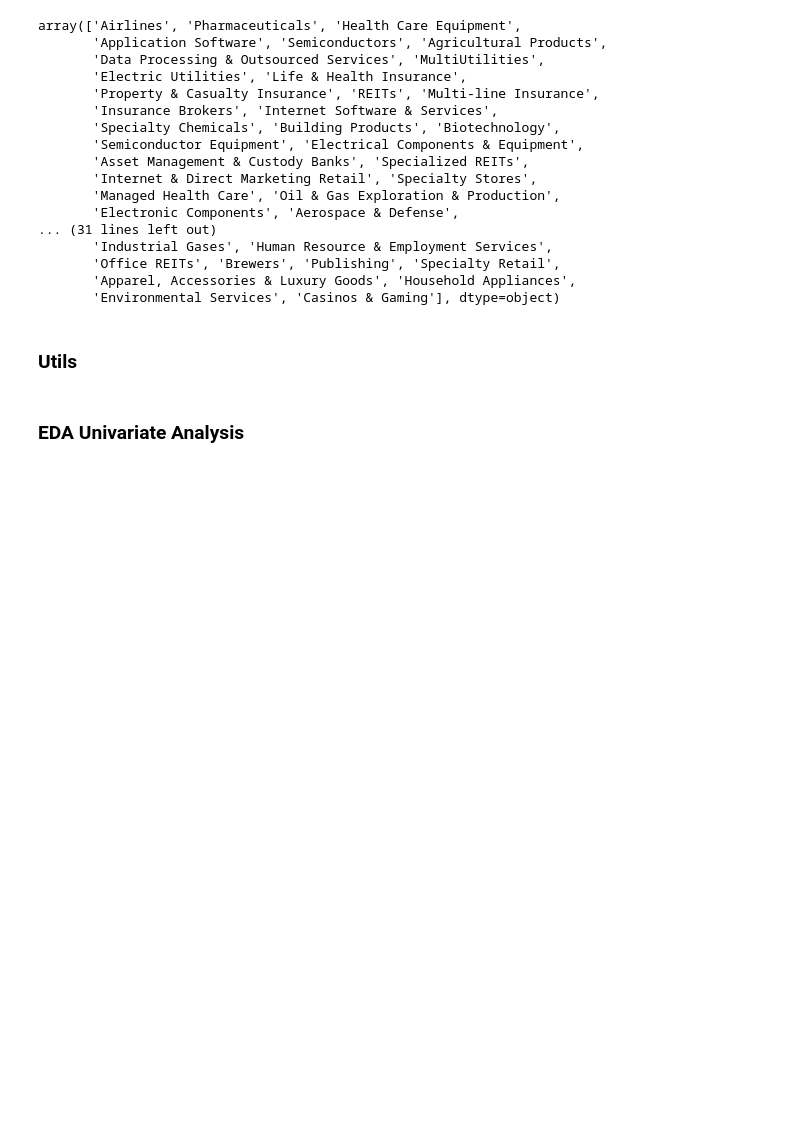
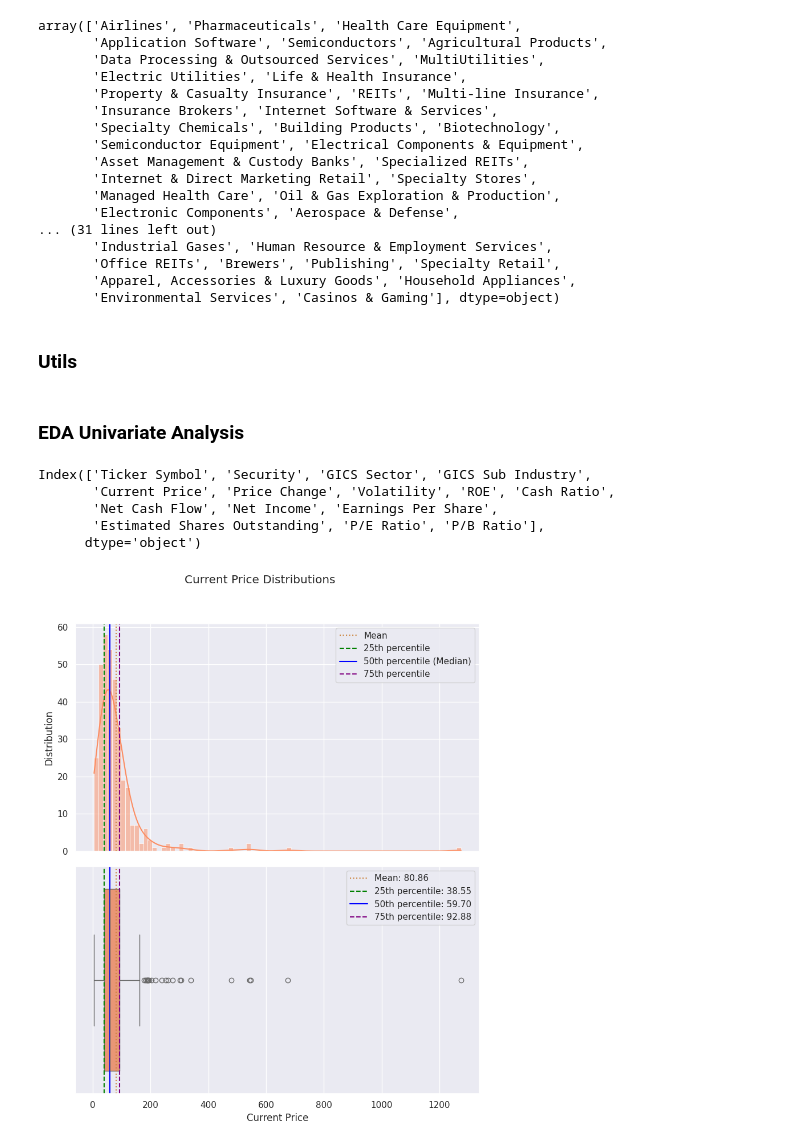
Before and after one commit to Rajesh2015/Trade-Ahead-Prediction, a Jupyter notebook: trade-ahead-solution.ipynb, the cells around one changed output. Drawn from its saved outputs; the diff is of its cells as text; code cells hidden in the pictures; blank space fills up the shorter version.

```diff
--- a/trade-ahead-solution.ipynb
+++ b/trade-ahead-solution.ipynb
@@ -451,7 +451,7 @@ def plot_histogram_and_boxplot(df, column, xlabel, ylabel, title):
     f, (hist, box) = plt.subplots(nrows=2, sharex=True, figsize=(8, 10))
 
     # Create the histogram with KDE
-    sns.histplot(data=df, x=column, ax=hist, kde=True, legend=True, color='lightcoral')
+    sns.histplot(data=df, x=column, ax=hist, kde=True, legend=True, color=colors[1])
     hist.set_xlabel(xlabel)
     hist.axvline(mean_value, color='peru', linestyle=':', label='Mean')
     hist.axvline(q25, color='green', linestyle='--', label='25th percentile')
@@ -461,7 +461,7 @@ def plot_histogram_and_boxplot(df, column, xlabel, ylabel, title):
     hist.legend()
 
     # Create the box plot in a subplot below the histogram
-    sns.boxplot(data=df, x=column, ax=box, color='lightcoral')
+    sns.boxplot(data=df, x=column, ax=box, color=colors[1])
     box.axvline(mean_value, color='peru', linestyle=':', label=f'Mean: {mean_value:.2f}')
     box.axvline(q25, color='green', linestyle='--', label=f'25th percentile: {q25:.2f}')
     box.axvline(q50, color='blue', linestyle='-', label=f'50th percentile: {q50:.2f}')
@@ -788,3 +788,16 @@ def distribution_plot_wrt_target(data, predictor, target, xlabel1=None, xlabel2=
     plt.show()
 # %% [markdown]
 ### EDA  Univariate Analysis
+# %%
+trade_ahead_df.columns
+# %% [output]
+Index(['Ticker Symbol', 'Security', 'GICS Sector', 'GICS Sub Industry',
+       'Current Price', 'Price Change', 'Volatility', 'ROE', 'Cash Ratio',
+       'Net Cash Flow', 'Net Income', 'Earnings Per Share',
+       'Estimated Shares Outstanding', 'P/E Ratio', 'P/B Ratio'],
+      dtype='object')
+# %%
+# Draw box plot and histogram to see ditribution of current price
+plot_histogram_and_boxplot(trade_ahead_df, 'Current Price', 'Current Price', 'Distribution', 'Current Price Distributions ')
+# %% [output]
+[figure, added]
```
Also changed, not shown: parts of 2 cells of this notebook.
